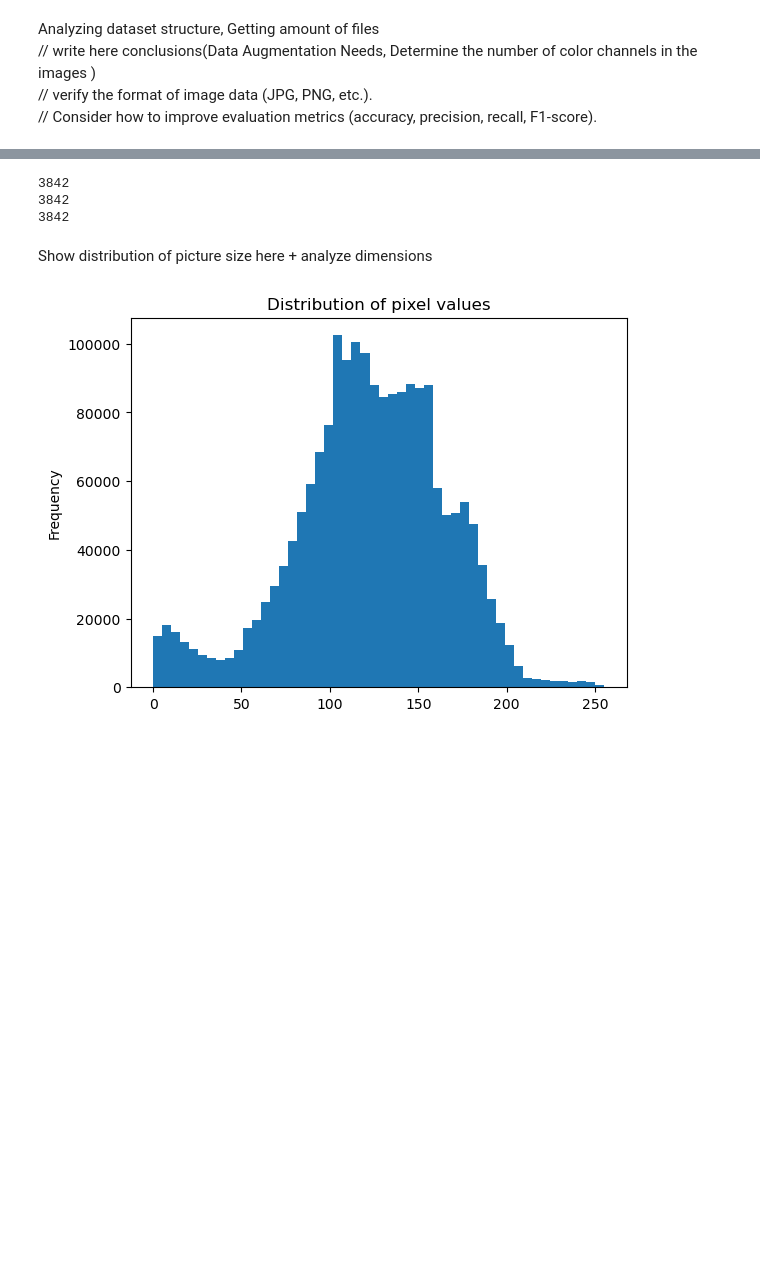
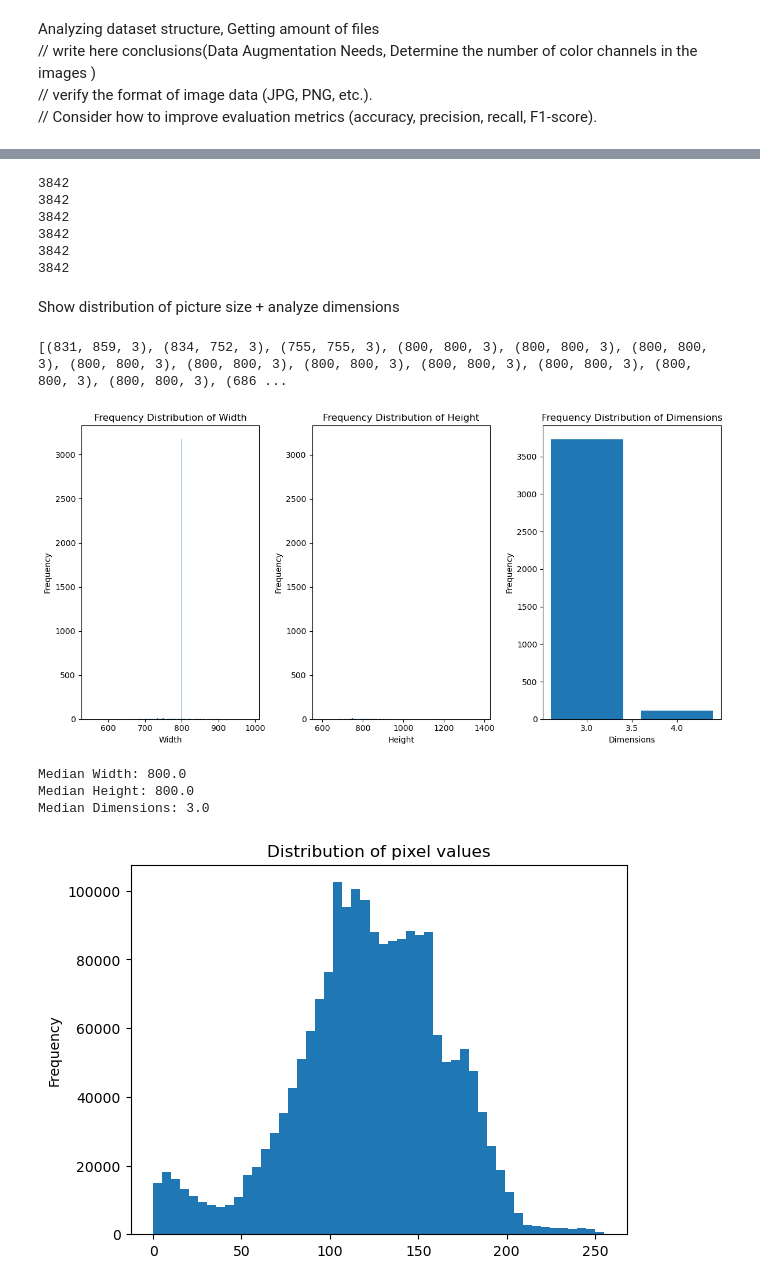
Before and after one commit to TimofiyJ/ML_Aircraft, a Jupyter notebook: main.ipynb, the cells around one changed output, grey strips where cells are left out. Saved outputs shown, nothing was run; the diff lists cells and outputs as text; code cells hidden in the pictures; blank space fills up the shorter version.

Commit message:
feat(analyze data): add disctibutions of image shape, data quality

```diff
--- a/main.ipynb
+++ b/main.ipynb
@@ -36,6 +40,13 @@ Analyzing dataset structure, Getting amount of files <br>
 # %%
+annotations_horizontal_boxes = os.listdir('military-aircraft-recognition-dataset/Annotations/Horizontal Bounding Boxes/')
+annotations_oriented_boxes = os.listdir("military-aircraft-recognition-dataset/Annotations/Oriented Bounding Boxes/")
+images = os.listdir("military-aircraft-recognition-dataset/JPEGImages/")
+print(len(annotations_horizontal_boxes))
+print(len(annotations_horizontal))
+print(len(annotations_oriented_boxes))
+
 annotations_horizontal_boxes = glob("military-aircraft-recognition-dataset/Annotations/Horizontal Bounding Boxes/*.xml")
-annotations_oriented_boxes = glob("military-aircraft-recognition-dataset/Annotations/Horizontal Bounding Boxes/*.xml")
+annotations_oriented_boxes = glob("military-aircraft-recognition-dataset/Annotations/Oriented Bounding Boxes/*.xml")
 images = glob("military-aircraft-recognition-dataset\JPEGImages\*.jpg")
 print(len(images))
 print(len(annotations_horizontal))
@@ -44,5 +55,24 @@ print(len(annotations_oriented_boxes))
 3842
 3842
 3842
+3842
+3842
+3842
 # %% [markdown]
-Show distribution of picture size here + analyze dimensions
+Show distribution of picture size + analyze dimensions
+# %%
+sizes = []
+for image in images:
+    image = plt.imread(image)
+    sizes.append(image.shape)
+print(sizes)
+# %% [output]
+[(831, 859, 3), (834, 752, 3), (755, 755, 3), (800, 800, 3), (800, 800, 3), (800, 800, 3), (800, 800, 3), (800, 800, 3), (800, 800, 3), (800, 800, 3), (800, 800, 3), (800, 800, 3), (800, 800, 3), (686 ...
+# %%
+widths = [shape[0] for shape in sizes]
+heights = [shape[1] for shape in sizes]
+dimensions = [shape[2] for shape in sizes]
+
+width_counts = dict(zip(*np.unique(widths, return_counts=True)))
+height_counts = dict(zip(*np.unique(heights, return_counts=True)))
+dimension_counts = dict(zip(*np.unique(dimensions, return_counts=True)))
@@ -49,3 +83,34 @@ Show distribution of picture size here + analyze dimensions
+# %%
+plt.figure(figsize=(12, 6))
+plt.subplot(131)
+plt.bar(width_counts.keys(), width_counts.values())
+plt.xlabel('Width')
+plt.ylabel('Frequency')
+plt.title('Frequency Distribution of Width')
+
+plt.subplot(132)
+plt.bar(height_counts.keys(), height_counts.values())
+plt.xlabel('Height')
+plt.ylabel('Frequency')
+plt.title('Frequency Distribution of Height')
+
+plt.subplot(133)
+plt.bar(dimension_counts.keys(), dimension_counts.values())
+plt.xlabel('Dimensions')
+plt.ylabel('Frequency')
+plt.title('Frequency Distribution of Dimensions')
+
+plt.tight_layout()
+plt.show()
+
+print(f"Median Width: {width_median}")
+print(f"Median Height: {height_median}")
+print(f"Median Dimensions: {dimension_median}")
+# %% [output]
+[figure, added]
+Median Width: 800.0
+Median Height: 800.0
+Median Dimensions: 3.0
 # %%
 img = plt.imread(images[111])
 pd.Series(img.flatten()).plot(kind="hist",bins=50, title = "Distribution of pixel values")
```
Also changed, not shown: parts of 6 cells of this notebook.
